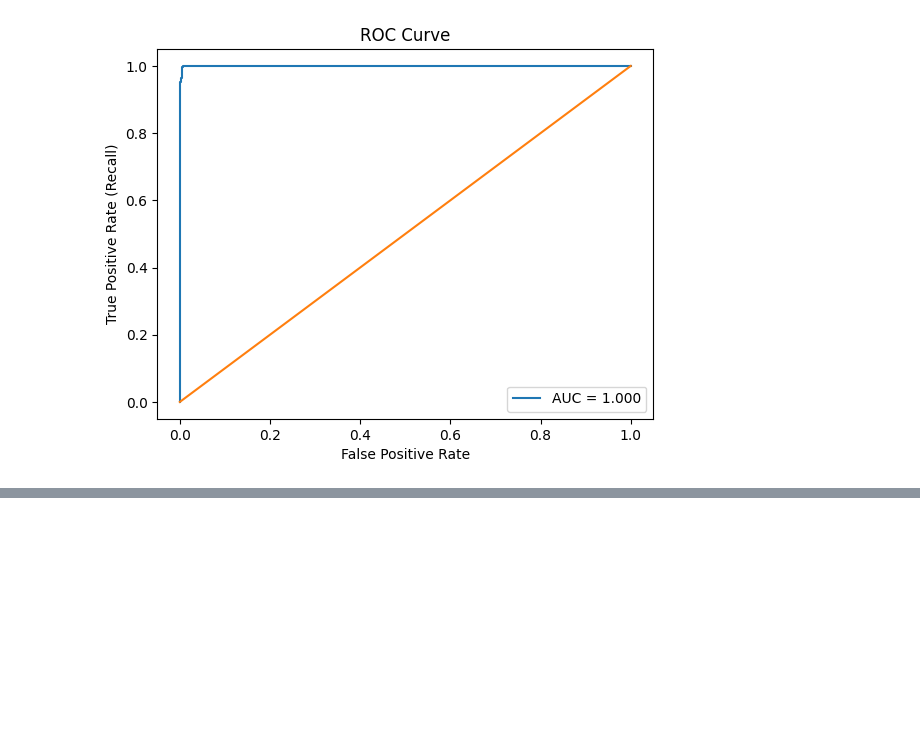
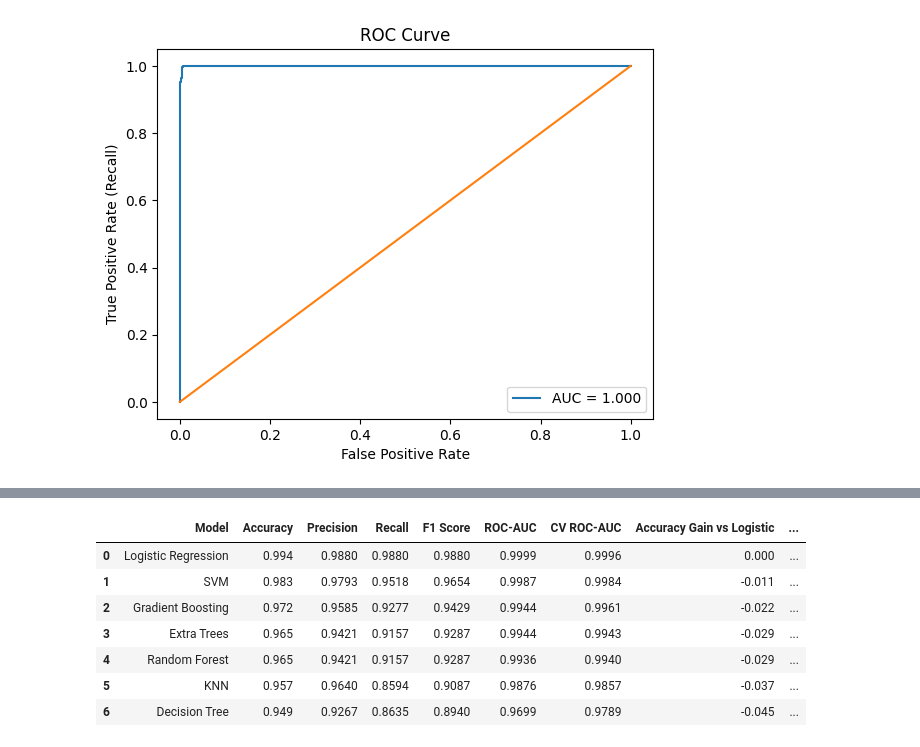
Before and after one commit to np-helios/NishthaPandey_23fe10cse00774, a Jupyter notebook: Lung_Cancer_Prediction.ipynb, the cells around one changed output, grey strips where cells are left out. Saved outputs shown, nothing was run; the diff lists cells and outputs as text; code cells hidden in the pictures; blank space fills up the shorter version.

```diff
--- a/Lung_Cancer_Prediction.ipynb
+++ b/Lung_Cancer_Prediction.ipynb
@@ -380,0 +374,88 @@ AUC Score: 0.9997519579489561
+# %%
+import pandas as pd
+import numpy as np
+
+from sklearn.model_selection import StratifiedKFold, cross_val_score
+from sklearn.metrics import (
+    accuracy_score, precision_score, recall_score,
+    f1_score, roc_auc_score
+)
+
+from sklearn.linear_model import LogisticRegression
+from sklearn.neighbors import KNeighborsClassifier
+from sklearn.tree import DecisionTreeClassifier
+from sklearn.ensemble import RandomForestClassifier, ExtraTreesClassifier, GradientBoostingClassifier
+from sklearn.svm import SVC
+
+cv = StratifiedKFold(n_splits=5, shuffle=True, random_state=42)
+
+def evaluate_model(name, model, X_train, y_train, X_test, y_test):
+    model.fit(X_train, y_train)
+    y_pred = model.predict(X_test)
+
+    if hasattr(model, "predict_proba"):
+        y_prob = model.predict_proba(X_test)[:, 1]
+    else:
+        y_prob = model.decision_function(X_test)
+
+    cv_auc = cross_val_score(
+        model, X_train, y_train,
+        cv=cv, scoring="roc_auc", n_jobs=-1
+    ).mean()
+
+    return {
+        "Model": name,
+        "Accuracy": accuracy_score(y_test, y_pred),
+        "Precision": precision_score(y_test, y_pred, zero_division=0),
+        "Recall": recall_score(y_test, y_pred, zero_division=0),
+        "F1 Score": f1_score(y_test, y_pred, zero_division=0),
+        "ROC-AUC": roc_auc_score(y_test, y_prob),
+        "CV ROC-AUC": cv_auc
+    }
+
+models = {
+    "Logistic Regression": LogisticRegression(max_iter=2000),
+    "KNN": KNeighborsClassifier(n_neighbors=7),
+    "Decision Tree": DecisionTreeClassifier(max_depth=5, random_state=42),
+    "Random Forest": RandomForestClassifier(
+        n_estimators=300, max_depth=8, min_samples_leaf=3,
+        random_state=42, n_jobs=-1
+    ),
+    "Extra Trees": ExtraTreesClassifier(
+        n_estimators=300, max_depth=8, min_samples_leaf=3,
+        random_state=42, n_jobs=-1
+    ),
+    "Gradient Boosting": GradientBoostingClassifier(
+        n_estimators=150, learning_rate=0.05, max_depth=3, random_state=42
+    ),
+    "SVM": SVC(kernel="rbf", C=1.0, gamma="scale", probability=True, random_state=42)
+}
+
+results = []
+trained_models = {}
+
+for name, model in models.items():
+    row = evaluate_model(name, model, X_train_scaled, y_train, X_test_scaled, y_test)
+    results.append(row)
+    trained_models[name] = model
+
+results_df = pd.DataFrame(results).sort_values(
+    ["ROC-AUC", "Accuracy", "F1 Score"], ascending=False
+).reset_index(drop=True)
+
+baseline_acc = results_df.loc[results_df["Model"] == "Logistic Regression", "Accuracy"].iloc[0]
+baseline_f1 = results_df.loc[results_df["Model"] == "Logistic Regression", "F1 Score"].iloc[0]
+
+results_df["Accuracy Gain vs Logistic"] = results_df["Accuracy"] - baseline_acc
+results_df["F1 Gain vs Logistic"] = results_df["F1 Score"] - baseline_f1
+
+results_df.round(4)
+# %% [output]
+|  | Model | Accuracy | Precision | Recall | F1 Score | ROC-AUC | CV ROC-AUC | Accuracy Gain vs Logistic | ... |
+| 0 | Logistic Regression | 0.994 | 0.9880 | 0.9880 | 0.9880 | 0.9999 | 0.9996 | 0.000 | ... |
+| 1 | SVM | 0.983 | 0.9793 | 0.9518 | 0.9654 | 0.9987 | 0.9984 | -0.011 | ... |
+| 2 | Gradient Boosting | 0.972 | 0.9585 | 0.9277 | 0.9429 | 0.9944 | 0.9961 | -0.022 | ... |
+| 3 | Extra Trees | 0.965 | 0.9421 | 0.9157 | 0.9287 | 0.9944 | 0.9943 | -0.029 | ... |
+| 4 | Random Forest | 0.965 | 0.9421 | 0.9157 | 0.9287 | 0.9936 | 0.9940 | -0.029 | ... |
+| 5 | KNN | 0.957 | 0.9640 | 0.8594 | 0.9087 | 0.9876 | 0.9857 | -0.037 | ... |
+| 6 | Decision Tree | 0.949 | 0.9267 | 0.8635 | 0.8940 | 0.9699 | 0.9789 | -0.045 | ... |
```
Also changed, not shown: parts of 10 cells of this notebook.
